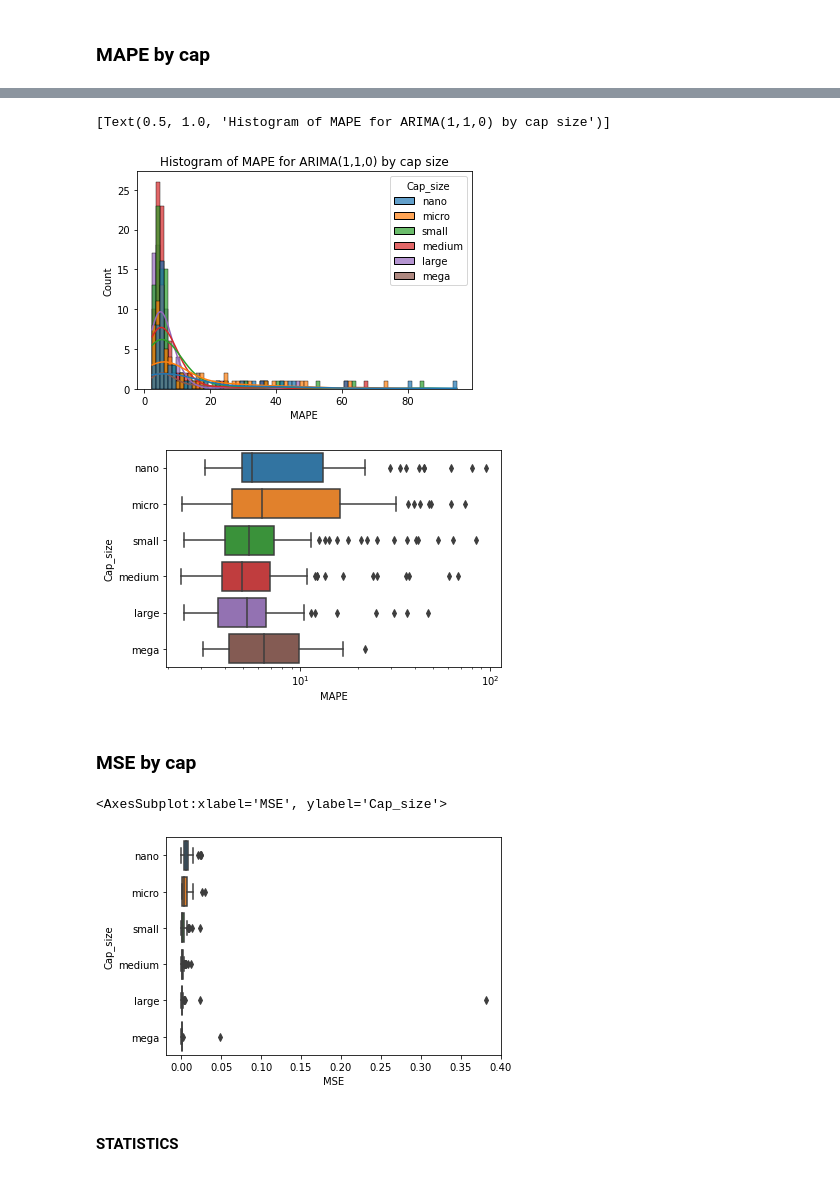
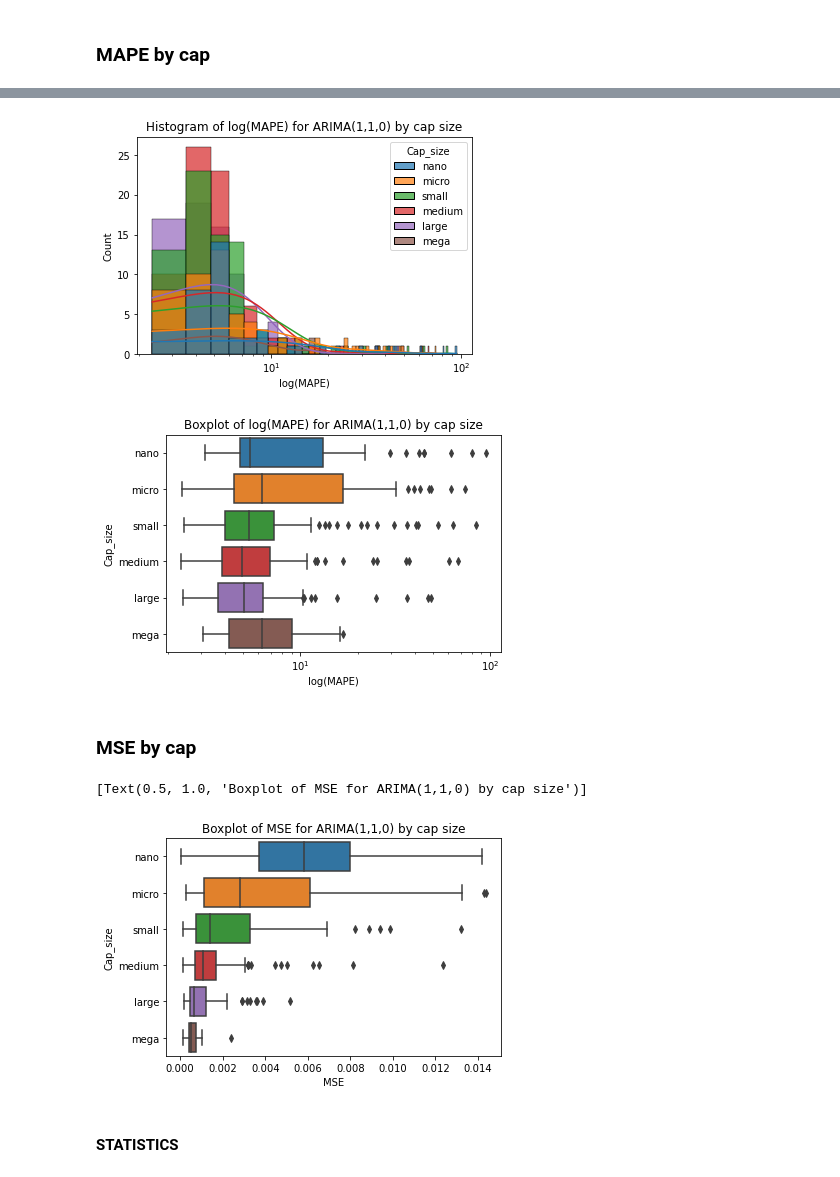
Before and after one commit to yiwen1996/DSGA1018TimeSeries, a Jupyter notebook: ARIMA.ipynb, the cells around one changed output, grey strips where cells are left out. Cells and saved outputs as stored; diff of their text form; code cells hidden in the pictures.

```diff
--- a/ARIMA.ipynb
+++ b/ARIMA.ipynb
@@ -74,7 +74,7 @@ def arima_prediction(train_data, test_data):
 
     # loop through every data point
     for time_point in list(test_data.Date):
-        model = ARIMA(history, order=(1,1,1))
+        model = ARIMA(history, order=(1,1,0))
         model_fit = model.fit(disp=0)
         output = model_fit.forecast()
         yhat = output[0][0]
@@ -203,3 +284,5 @@ plt.xscale('log')
 # %%
 metrics_df_concat_truncated = metrics_df_concat[metrics_df_concat['MAPE']<100]
-metrics_df_concat_truncated = metrics_df_concat_truncated[metrics_df_concat_truncated['MSE']<5]
+metrics_df_concat_truncated = metrics_df_concat_truncated[metrics_df_concat_truncated['MSE']<0.02]
+# %%
+metrics_df_concat_truncated['MAPE'] = np.log(metrics_df_concat_truncated['MAPE'])
@@ -209,28 +308,30 @@ sns.histplot(data = metrics_df_concat_truncated
             ,alpha = .7
             ,hue = 'Cap_size'
             ,kde=True
-            ).set(title='Histogram of MAPE for ARIMA(1,1,0) by cap size')
+            ).set(title='Histogram of log(MAPE) for ARIMA(1,1,0) by cap size',
+                 xlabel = 'log(MAPE)')
+plt.xscale('log')
 # %% [output]
-[Text(0.5, 1.0, 'Histogram of MAPE for ARIMA(1,1,0) by cap size')]
-[figure, old version]
+[figure, new version]
 # %%
 sns.boxplot(data = metrics_df_concat_truncated
             ,x = 'MAPE'
             ,y = 'Cap_size'
-            )
+            ).set(title = 'Boxplot of log(MAPE) for ARIMA(1,1,0) by cap size',
+                 xlabel = 'log(MAPE)')
 plt.xscale('log')
 # %% [output]
-[figure, old version]
+[figure, new version]
 # %% [markdown]
 ### MSE by cap
 # %%
 sns.boxplot(data = metrics_df_concat_truncated
             ,x = 'MSE'
             ,y = 'Cap_size'
-            )
+            ).set(title = 'Boxplot of MSE for ARIMA(1,1,0) by cap size')
 # %% [output]
-<AxesSubplot:xlabel='MSE', ylabel='Cap_size'>
+[Text(0.5, 1.0, 'Boxplot of MSE for ARIMA(1,1,0) by cap size')]
-[figure, old version]
+[figure, new version]
 # %% [markdown]
 #### STATISTICS
 # %%
```
Also changed, not shown: parts of 15 cells of this notebook, 2 other files.
